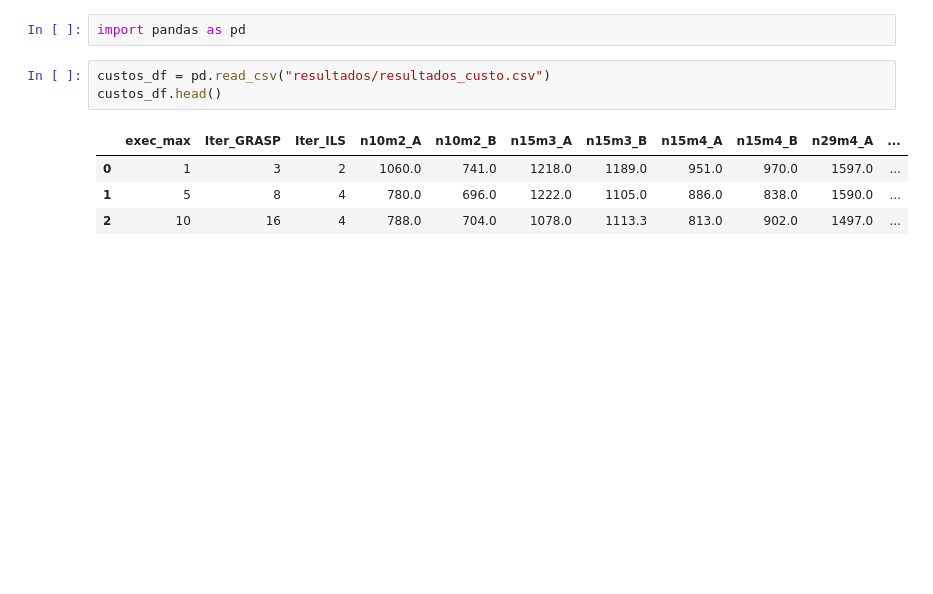
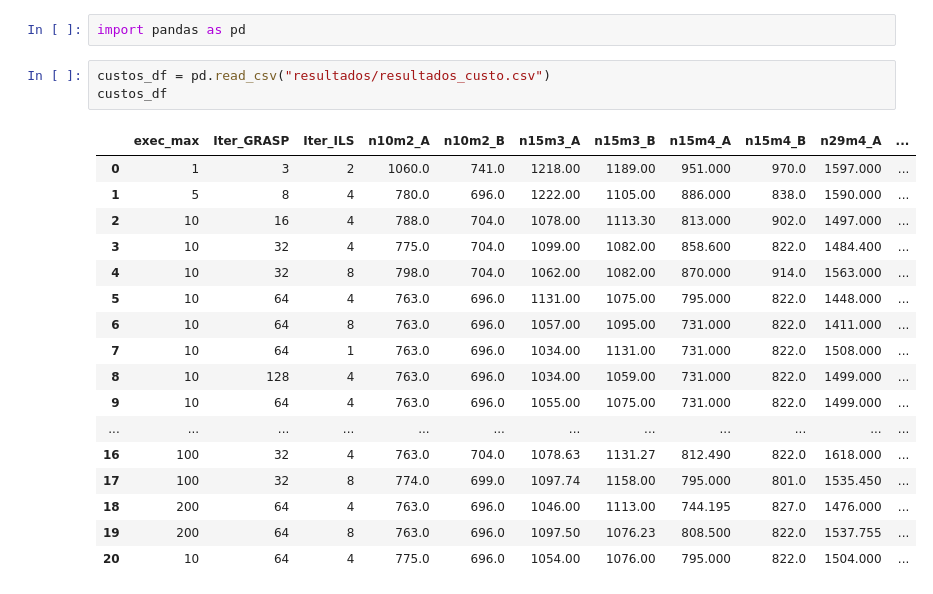
Before and after one commit to Guilherme-iram/projeto_APA, a Jupyter notebook: resultados.ipynb, the cells around one changed output. Cells and saved outputs as stored; diff of their text form; blank space fills up the shorter version.

```diff
--- a/resultados.ipynb
+++ b/resultados.ipynb
@@ -2,11 +2,24 @@
 import pandas as pd
 # %%
 custos_df = pd.read_csv("resultados/resultados_custo.csv")
-custos_df.head()
+custos_df
 # %% [output]
 |  | exec_max | Iter_GRASP | Iter_ILS | n10m2_A | n10m2_B | n15m3_A | n15m3_B | n15m4_A | n15m4_B | n29m4_A | ... |
-| 0 | 1 | 3 | 2 | 1060.0 | 741.0 | 1218.0 | 1189.0 | 951.0 | 970.0 | 1597.0 | ... |
-| 1 | 5 | 8 | 4 | 780.0 | 696.0 | 1222.0 | 1105.0 | 886.0 | 838.0 | 1590.0 | ... |
-| 2 | 10 | 16 | 4 | 788.0 | 704.0 | 1078.0 | 1113.3 | 813.0 | 902.0 | 1497.0 | ... |
+| 0 | 1 | 3 | 2 | 1060.0 | 741.0 | 1218.00 | 1189.00 | 951.000 | 970.0 | 1597.000 | ... |
+| 1 | 5 | 8 | 4 | 780.0 | 696.0 | 1222.00 | 1105.00 | 886.000 | 838.0 | 1590.000 | ... |
+| 2 | 10 | 16 | 4 | 788.0 | 704.0 | 1078.00 | 1113.30 | 813.000 | 902.0 | 1497.000 | ... |
+| 3 | 10 | 32 | 4 | 775.0 | 704.0 | 1099.00 | 1082.00 | 858.600 | 822.0 | 1484.400 | ... |
+| 4 | 10 | 32 | 8 | 798.0 | 704.0 | 1062.00 | 1082.00 | 870.000 | 914.0 | 1563.000 | ... |
+| 5 | 10 | 64 | 4 | 763.0 | 696.0 | 1131.00 | 1075.00 | 795.000 | 822.0 | 1448.000 | ... |
+| 6 | 10 | 64 | 8 | 763.0 | 696.0 | 1057.00 | 1095.00 | 731.000 | 822.0 | 1411.000 | ... |
+| 7 | 10 | 64 | 1 | 763.0 | 696.0 | 1034.00 | 1131.00 | 731.000 | 822.0 | 1508.000 | ... |
+| 8 | 10 | 128 | 4 | 763.0 | 696.0 | 1034.00 | 1059.00 | 731.000 | 822.0 | 1499.000 | ... |
+| 9 | 10 | 64 | 4 | 763.0 | 696.0 | 1055.00 | 1075.00 | 731.000 | 822.0 | 1499.000 | ... |
+| ... | ... | ... | ... | ... | ... | ... | ... | ... | ... | ... | ... |
+| 16 | 100 | 32 | 4 | 763.0 | 704.0 | 1078.63 | 1131.27 | 812.490 | 822.0 | 1618.000 | ... |
+| 17 | 100 | 32 | 8 | 774.0 | 699.0 | 1097.74 | 1158.00 | 795.000 | 801.0 | 1535.450 | ... |
+| 18 | 200 | 64 | 4 | 763.0 | 696.0 | 1046.00 | 1113.00 | 744.195 | 827.0 | 1476.000 | ... |
+| 19 | 200 | 64 | 8 | 763.0 | 696.0 | 1097.50 | 1076.23 | 808.500 | 822.0 | 1537.755 | ... |
+| 20 | 10 | 64 | 4 | 775.0 | 696.0 | 1054.00 | 1076.00 | 795.000 | 822.0 | 1504.000 | ... |
 # %%
 print("Custo médio de todas as instancias:")
```
Also changed, not shown: parts of 5 cells of this notebook, 4 other files.
